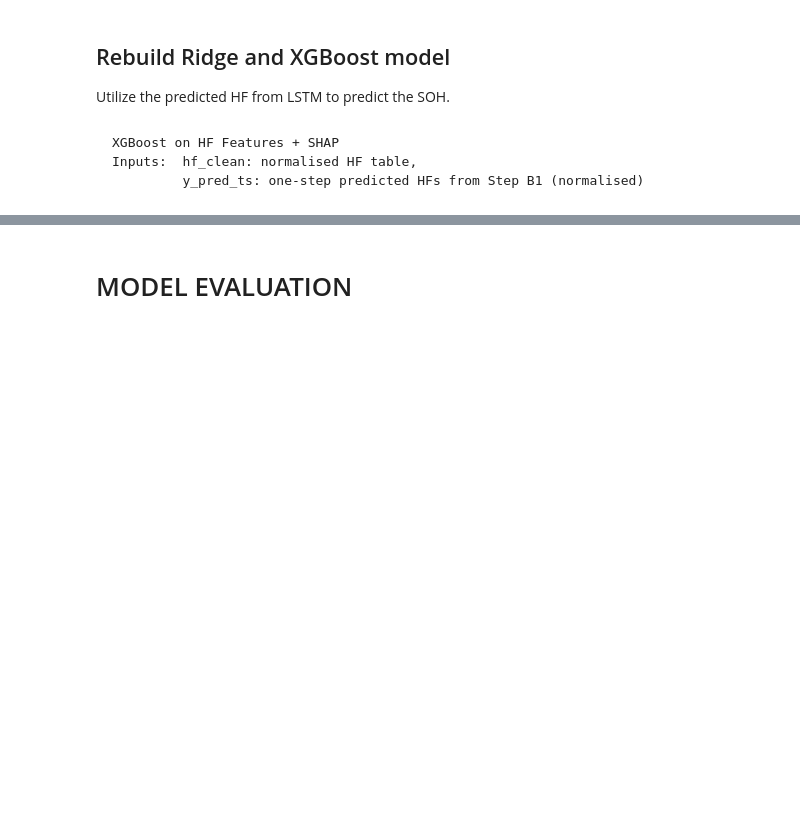
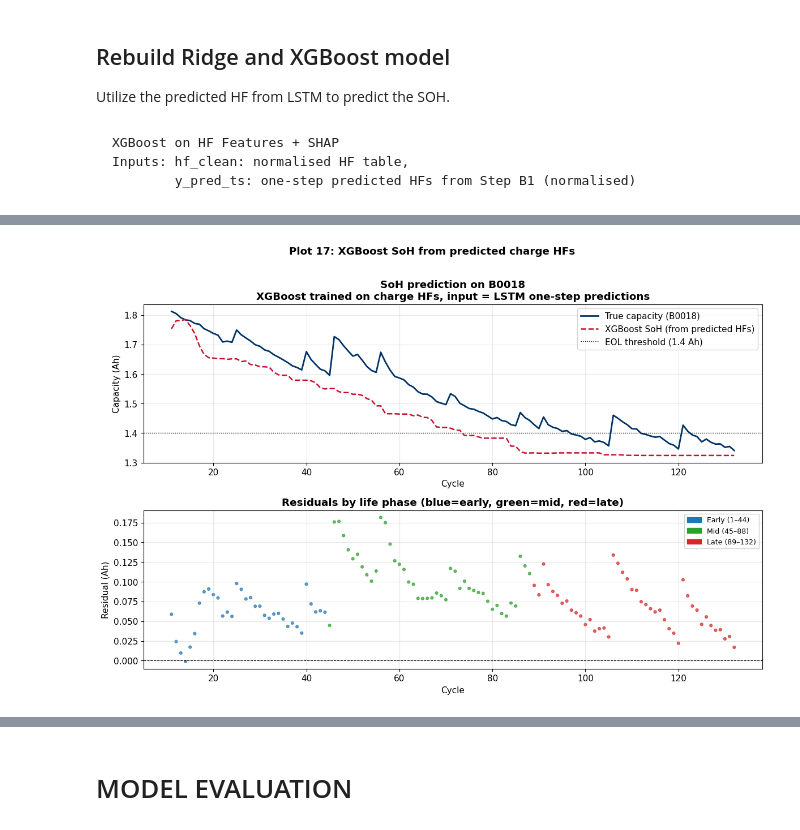
Before and after one commit to adithyaprasadsv/battery-soh-ml, a Jupyter notebook: battery_soh_script.ipynb, the cells around one changed output, grey strips where cells are left out. Drawn from its saved outputs; the diff is of its cells as text; code cells hidden in the pictures; blank space fills up the shorter version.

Commit message:
XGB rebuild on charge HF with SHAP analysis and cross-domain comparison.

```diff
--- a/battery_soh_script.ipynb
+++ b/battery_soh_script.ipynb
@@ -1686,0 +2050,20 @@ Inputs:  hf_clean: normalised HF table,
+# %%
+xgb_hf.fit(X_hf_train, y_hf_train)
+
+y_pred_soh = xgb_hf.predict(X_hf_test)
+
+# Remove any NaN rows
+valid_mask = ~np.isnan(y_hf_test)
+rmse_hf = mean_squared_error(y_hf_test[valid_mask], y_pred_soh[valid_mask])**0.5
+mae_hf = mean_absolute_error(y_hf_test[valid_mask], y_pred_soh[valid_mask])
+
+# Train RMSE
+y_pred_train = xgb_hf.predict(X_hf_train)
+rmse_train = mean_squared_error(y_hf_train, y_pred_train)**0.5
+ratio = rmse_hf / rmse_train
+
+print(f"\nXGBoost HF model: B0018 evaluation")
+print(f" Train RMSE: {rmse_train:.4f} Ah")
+print(f" B0018 RMSE: {rmse_hf:.4f} Ah")
+print(f" B0018 MAE: {mae_hf:.4f} Ah")
+print(f" Test/Train ratio: {ratio:.1f}")
@@ -1686,0 +2096,43 @@ Inputs:  hf_clean: normalised HF table,
+# %%
+# Prediction Plots
+fig, axes = plt.subplots(2, 1, figsize=(12, 8))
+
+ax = axes[0]
+ax.plot(cyc_ts[valid_mask], y_hf_test[valid_mask],
+        color="#003366", linewidth=2.0, label="True capacity (B0018)")
+ax.plot(cyc_ts[valid_mask], y_pred_soh[valid_mask],
+        color="#C8102E", linewidth=1.8, linestyle="--",
+        label="XGBoost SoH (from predicted HFs)")
+ax.axhline(1.4, color="black", linestyle=":",
+           linewidth=1.0, label="EOL threshold (1.4 Ah)")
+ax.set_xlabel("Cycle"); ax.set_ylabel("Capacity (Ah)")
+ax.set_title("SoH prediction on B0018\n"
+             "XGBoost trained on charge HFs, input = LSTM one-step predictions",
+             fontweight="bold")
+ax.legend()
+
+ax = axes[1]
+residuals = y_hf_test[valid_mask] - y_pred_soh[valid_mask]
+cyc_valid = cyc_ts[valid_mask]
+colors    = np.where(cyc_valid <= 44,  "#1f77b4",
+            np.where(cyc_valid <= 88,  "#2ca02c", "#d62728"))
+ax.scatter(cyc_valid, residuals, c=colors, s=12, alpha=0.7)
+ax.axhline(0, color="black", linewidth=0.8, linestyle="--")
+ax.set_xlabel("Cycle"); ax.set_ylabel("Residual (Ah)")
+ax.set_title("Residuals by life phase (blue=early, green=mid, red=late)",
+             fontweight="bold")
+
+from matplotlib.patches import Patch
+ax.legend(handles=[
+    Patch(color="#1f77b4", label="Early (1–44)"),
+    Patch(color="#2ca02c", label="Mid (45–88)"),
+    Patch(color="#d62728", label="Late (89–132)"),
+], fontsize=9)
+
+plt.suptitle("Plot 17: XGBoost SoH from predicted charge HFs",
+             fontweight="bold", y=1.01)
+plt.tight_layout()
+plt.savefig("./assets/plot17_soh.png", dpi=150, bbox_inches="tight")
+plt.show()
+# %% [output]
+[figure, added]
```
Also changed, not shown: parts of 40 cells of this notebook, 7 other files.
